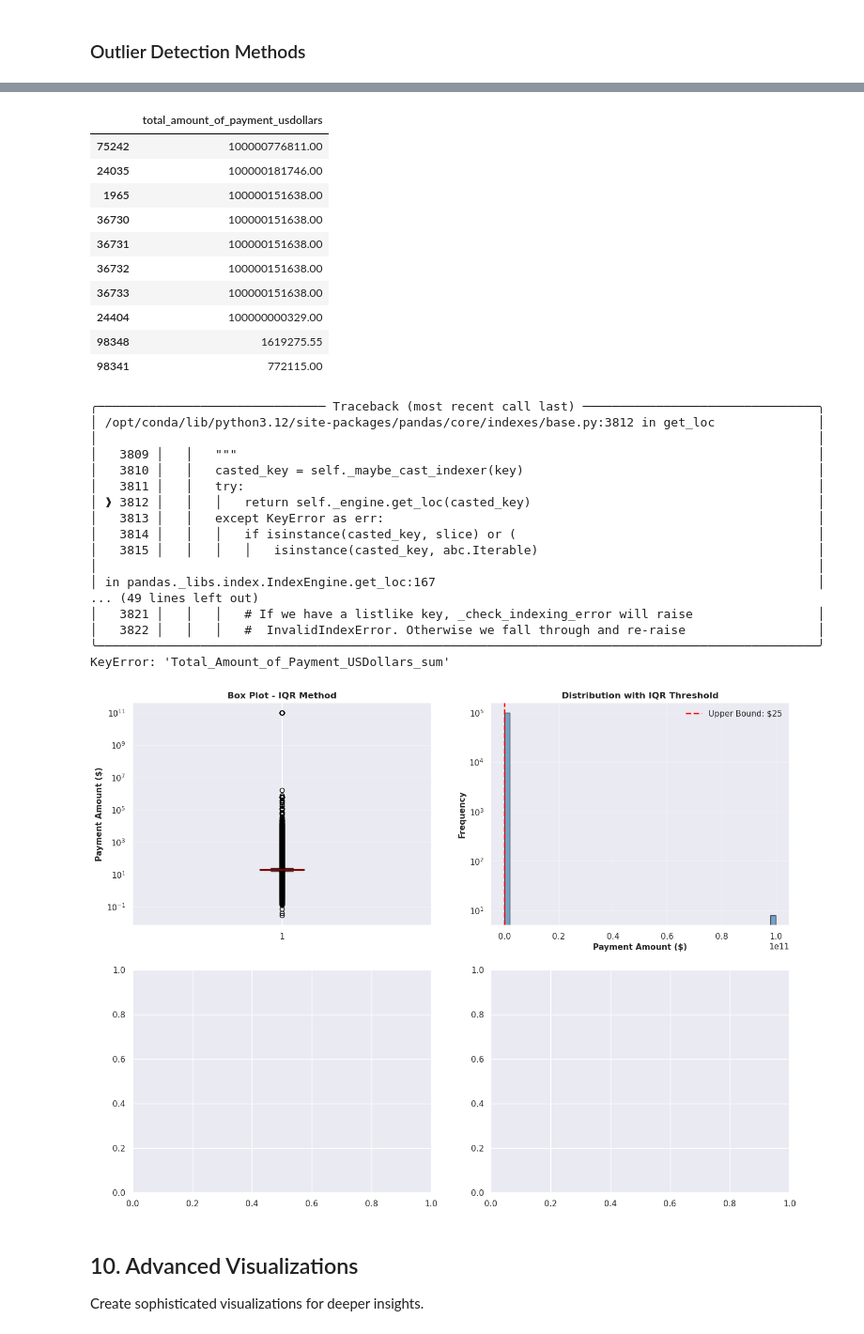
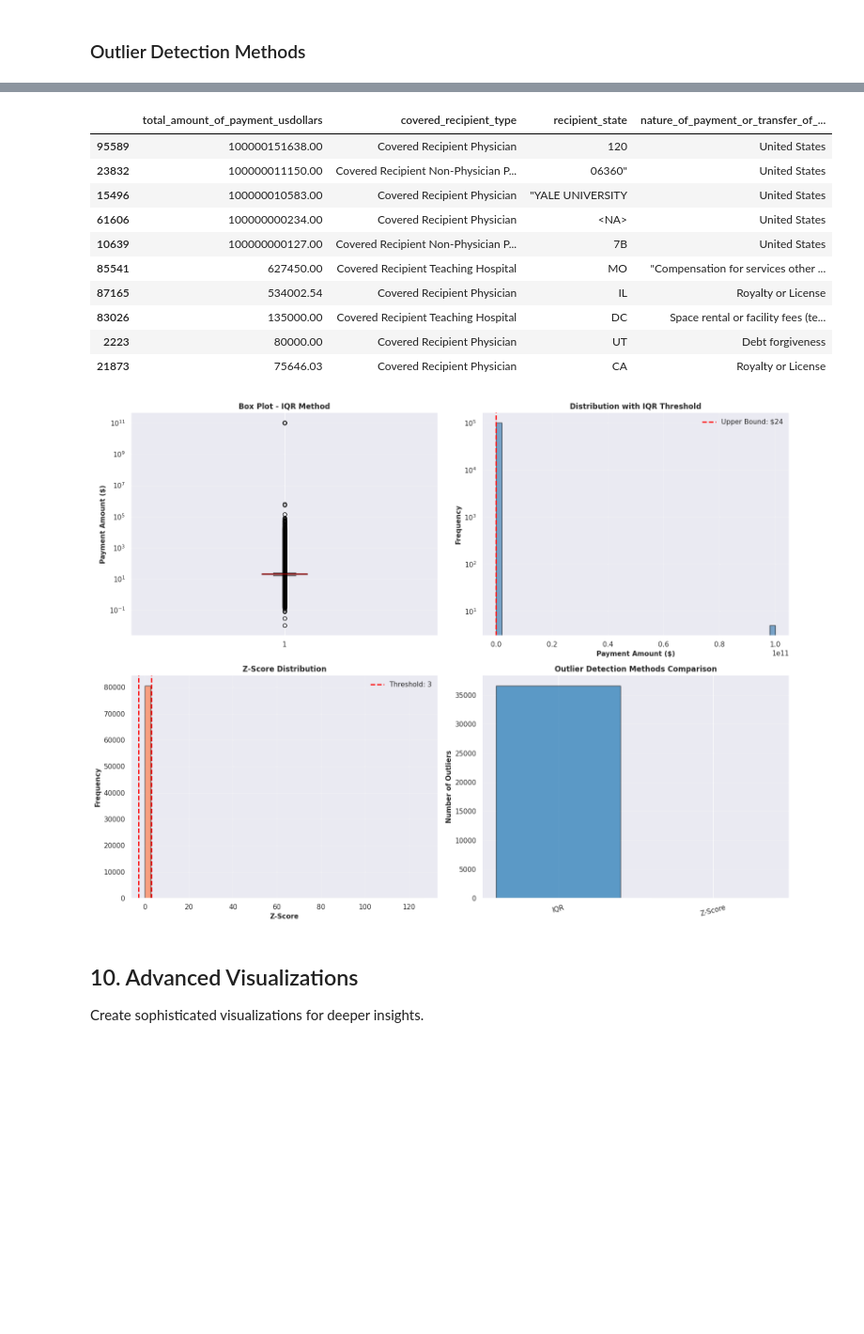
Before and after one commit to swapnilprakashpatil/aai540_3proj, a Jupyter notebook: notebooks/02_cms_data_exploration_analysis.ipynb, the cells around one changed output, grey strips where cells are left out. Shown at 94% size. Saved outputs shown, nothing was run; the diff lists cells and outputs as text; code cells hidden in the pictures; blank space fills up the shorter version.

```diff
--- a/notebooks/02_cms_data_exploration_analysis.ipynb
+++ b/notebooks/02_cms_data_exploration_analysis.ipynb
@@ -764,12 +840,2 @@ if state_col in df.columns and payment_col in df.columns:
 # %% [markdown]
 ### State-Level Payment Statistics
-# %%
-# Geographic distribution visualization
-if state_col and state_col in df.columns and payment_col and payment_col in df.columns:
-    if use_visualizer:
-        fig = visualizer.plot_geographic_distribution(df, state_col=state_col,
-                                                     amount_col=payment_col)
-        if fig:
-            plt.show()
-    else:
-        print("Visualizer not available - skipping plot")
@@ -789,23 +884,3 @@ if state_col and state_col in df.columns and payment_col and payment_col in df.c
-# %%
-# Interactive choropleth map - Payment amounts by state
-if state_col and state_col in df.columns and payment_col and payment_col in df.columns:
-    if use_visualizer:
-        fig = visualizer.create_choropleth_map(df, state_col=state_col,
-                                               amount_col=payment_col,
-                                               title='Total Payment Amount by State')
-        fig.show()
-    else:
-        print("Visualizer not available - skipping plot")
-# %%
-# Interactive scatter geo map - Payment distribution across US
-if state_col and state_col in df.columns and payment_col and payment_col in df.columns:
-    if use_visualizer:
-        fig = visualizer.create_scatter_geo_map(df, state_col=state_col,
-                                               amount_col=payment_col,
-                                               title='Payment Distribution Across US States')
-        fig.show()
-    else:
-        print("Visualizer not available - skipping plot")
 # %% [markdown]
 ### Interactive Geographic Maps
 # %%
@@ -908,6 +983,9 @@ df = df.drop(columns=[c for c in cols_to_drop if c in df.columns])
 # setup column names
 target_id = 'covered_recipient_profile_id'
 payment_col = 'total_amount_of_payment_usdollars'
+nature_col = 'nature_of_payment_or_transfer_of_value'
+recipient_type_col = 'covered_recipient_type'
+state_col = 'recipient_state'
 
 # isolate training set to calculate historical "Normal" behavior
 df_train = df[df['dataset_usage'] == 'train']
@@ -1091,7 +1168,7 @@ if payment_col in df.columns and len(iqr_outliers) > 0:
         df_aggregated = df.groupby(recipient_id_cols[0]).agg({
             payment_col: ['count', 'sum', 'mean']
         }).reset_index()
-        df_aggregated.columns = ['Recipient_ID', 'Payment_Count', 'Total_Amount', 'Avg_Amount']
+        df_aggregated.columns = ['recipient_id', 'payment_count', 'total_amount', 'avg_amount']
 
         fig = visualizer.plot_outliers_analysis(df_aggregated, amounts,
                                                 lower_bound, upper_bound,
@@ -1112,34 +1189,17 @@ Payment Amount Statistics for Outliers:
 
 Top 10 Outliers by Payment Amount:
-|  | total_amount_of_payment_usdollars |
-| 75242 | 100000776811.00 |
-| 24035 | 100000181746.00 |
-| 1965 | 100000151638.00 |
-| 36730 | 100000151638.00 |
-| 36731 | 100000151638.00 |
-| 36732 | 100000151638.00 |
-| 36733 | 100000151638.00 |
-| 24404 | 100000000329.00 |
-| 98348 | 1619275.55 |
-| 98341 | 772115.00 |
+|  | total_amount_of_payment_usdollars | covered_recipient_type | recipient_state | nature_of_payment_or_transfer_of_... |
+| 95589 | 100000151638.00 | Covered Recipient Physician | 120 | United States |
+| 23832 | 100000011150.00 | Covered Recipient Non-Physician P... | 06360" | United States |
+| 15496 | 100000010583.00 | Covered Recipient Physician | "YALE UNIVERSITY | United States |
+| 61606 | 100000000234.00 | Covered Recipient Physician | <NA> | United States |
+| 10639 | 100000000127.00 | Covered Recipient Non-Physician P... | 7B | United States |
+| 85541 | 627450.00 | Covered Recipient Teaching Hospital | MO | "Compensation for services other ... |
+| 87165 | 534002.54 | Covered Recipient Physician | IL | Royalty or License |
+| 83026 | 135000.00 | Covered Recipient Teaching Hospital | DC | Space rental or facility fees (te... |
+| 2223 | 80000.00 | Covered Recipient Physician | UT | Debt forgiveness |
+| 21873 | 75646.03 | Covered Recipient Physician | CA | Royalty or License |
-╭─────────────────────────────── Traceback (most recent call last) ────────────────────────────────╮
-│ /opt/conda/lib/python3.12/site-packages/pandas/core/indexes/base.py:3812 in get_loc              │
-│                                                                                                  │
-│   3809 │   │   """                                                                               │
-│   3810 │   │   casted_key = self._maybe_cast_indexer(key)                                        │
-│   3811 │   │   try:                                                                              │
-│ ❱ 3812 │   │   │   return self._engine.get_loc(casted_key)                                       │
-│   3813 │   │   except KeyError as err:                                                           │
-│   3814 │   │   │   if isinstance(casted_key, slice) or (                                         │
-│   3815 │   │   │   │   isinstance(casted_key, abc.Iterable)                                      │
-│                                                                                                  │
-│ in pandas._libs.index.IndexEngine.get_loc:167                                                    │
-... (49 lines left out)
-│   3821 │   │   │   # If we have a listlike key, _check_indexing_error will raise                 │
-│   3822 │   │   │   #  InvalidIndexError. Otherwise we fall through and re-raise                  │
-╰──────────────────────────────────────────────────────────────────────────────────────────────────╯
-KeyError: 'Total_Amount_of_Payment_USDollars_sum'
-[figure, old version]
+[figure, new version]
 # %% [markdown]
 ## 10. Advanced Visualizations
 
```
Also changed, not shown: parts of 36 cells of this notebook, 3 other files.
